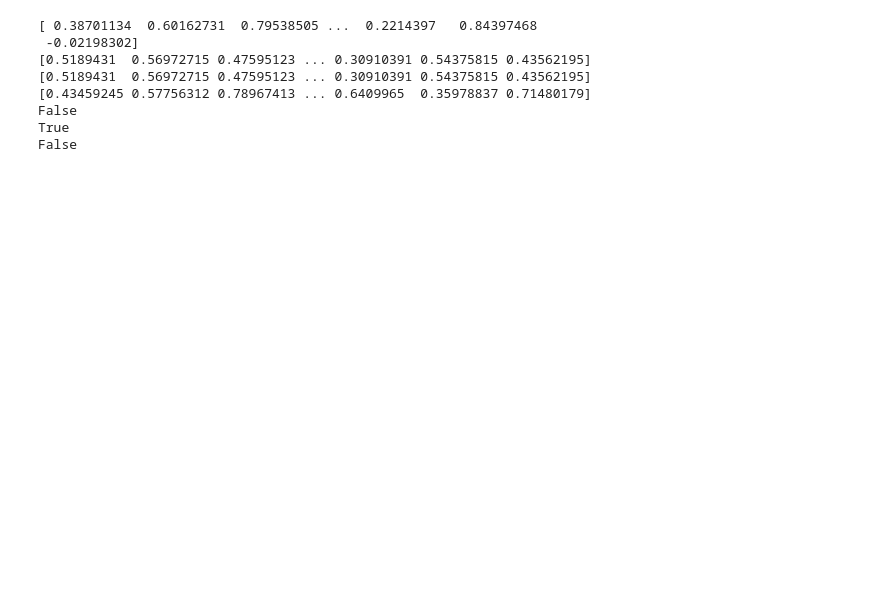
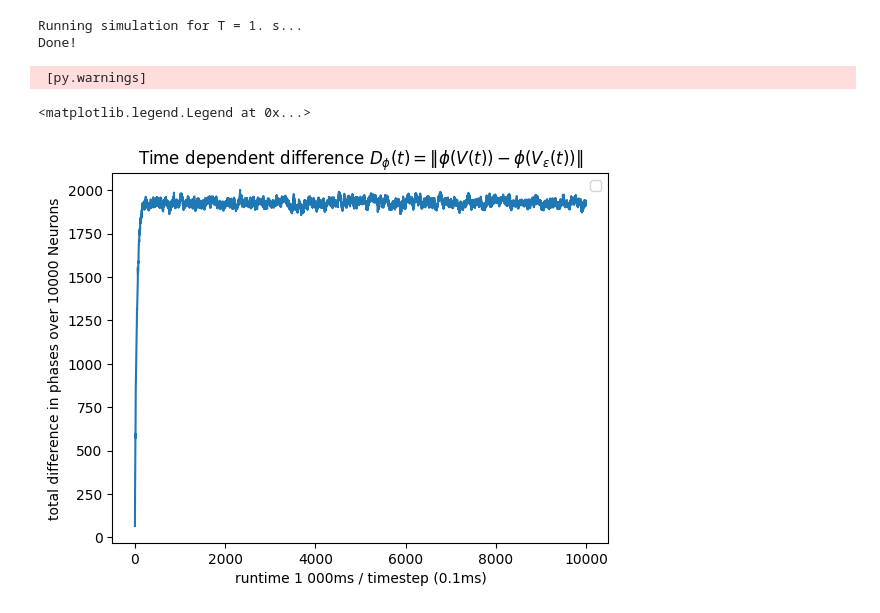
Before and after one commit to ulasayyilmaz/Stability_and_Chaos, a Jupyter notebook: Stab_Chaos_Thor.ipynb, the cells around one changed output. Drawn from its saved outputs; the diff is of its cells as text; code cells hidden in the pictures; blank space fills up the shorter version.

Commit message:
Ex. 3 should be complete. We have the timedependent difference in terms of the phases of the neurons

```diff
--- a/Stab_Chaos_Thor.ipynb
+++ b/Stab_Chaos_Thor.ipynb
@@ -164,19 +138,46 @@ Done!
-# %%
-#np.array_equal(starting_vector0.V.squeeze(), starting_vector7.V.squeeze())
-print(starting_vector)
-print(vector1)
-print(vector2)
-print(vector3)
-
-print(np.array_equal(starting_vector, vector1))
-print(np.array_equal(vector1, vector2))
-print(np.array_equal(vector2, vector3))
-# %% [output]
-[ 0.38701134  0.60162731  0.79538505 ...  0.2214397   0.84397468
- -0.02198302]
-[0.5189431  0.56972715 0.47595123 ... 0.30910391 0.54375815 0.43562195]
-[0.5189431  0.56972715 0.47595123 ... 0.30910391 0.54375815 0.43562195]
-[0.43459245 0.57756312 0.78967413 ... 0.6409965  0.35978837 0.71480179]
-False
-True
-False
+# %%
+#convert to phase
+phase_V_0 = phi(V_0)
+
+#create and add the random vector
+r = np.random.normal(0,1,N)
+r /= np.linalg.norm(r)
+#print(r)
+phase_V_0_shift = phase_V_0 + r
+#print(phase_V_0)
+#print(phase_V_0_shift)
+
+#convert back to voltages
+V_0e = phi_inv(phase_V_0_shift)
+#print(V_0)
+#print(V_0e)
+# %%
+#Now run as before but from the slighly altered starting point
+V_5e, trajectory_V_5e = run_w_startvector(runtime, V_0e)
+#print(V_5)
+#print(V_5e)
+
+
+#Calculate the difference of the two trajectories (taking the absolute values)
+diff_eps = np.abs(trajectory_V_5.V - trajectory_V_5e.V)
+
+#convert voltage to phase again
+diff_eps_phase = phi(diff_eps)
+
+# sum this up over the neurons for all the timesteps
+diff_over_neurons = diff_eps_phase.sum(axis=0)
+# %% [output]
+Running simulation for T = 1. s...
+Done!
+# %%
+#plot this now
+
+plt.plot(diff_over_neurons)
+plt.xlabel(f'runtime 1 000ms / timestep (0.1ms)')
+plt.ylabel(f'total difference in phases over {N} Neurons')
+plt.title(r'Time dependent difference $D_{\phi}(t) = \|\phi(V(t)) - \phi(V_{\varepsilon}(t))\|$')
+plt.legend()
+# %% [output]
+ [py.warnings]
+<matplotlib.legend.Legend at 0x...>
+[figure, added]
```
Also changed, not shown: parts of 3 cells of this notebook.
